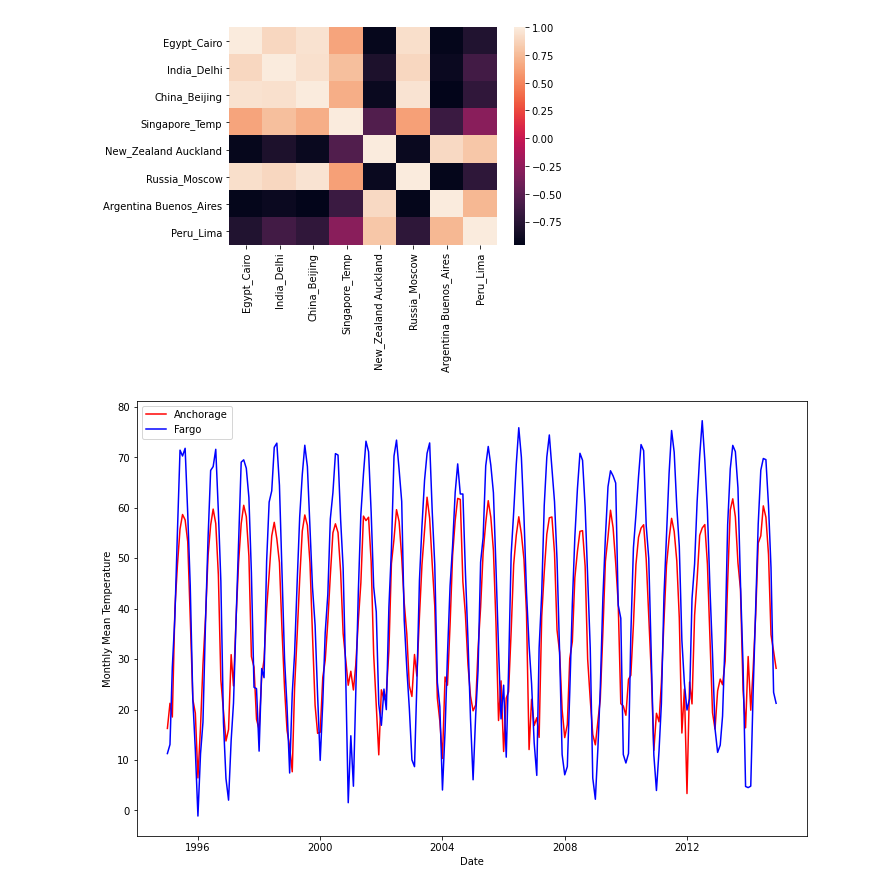
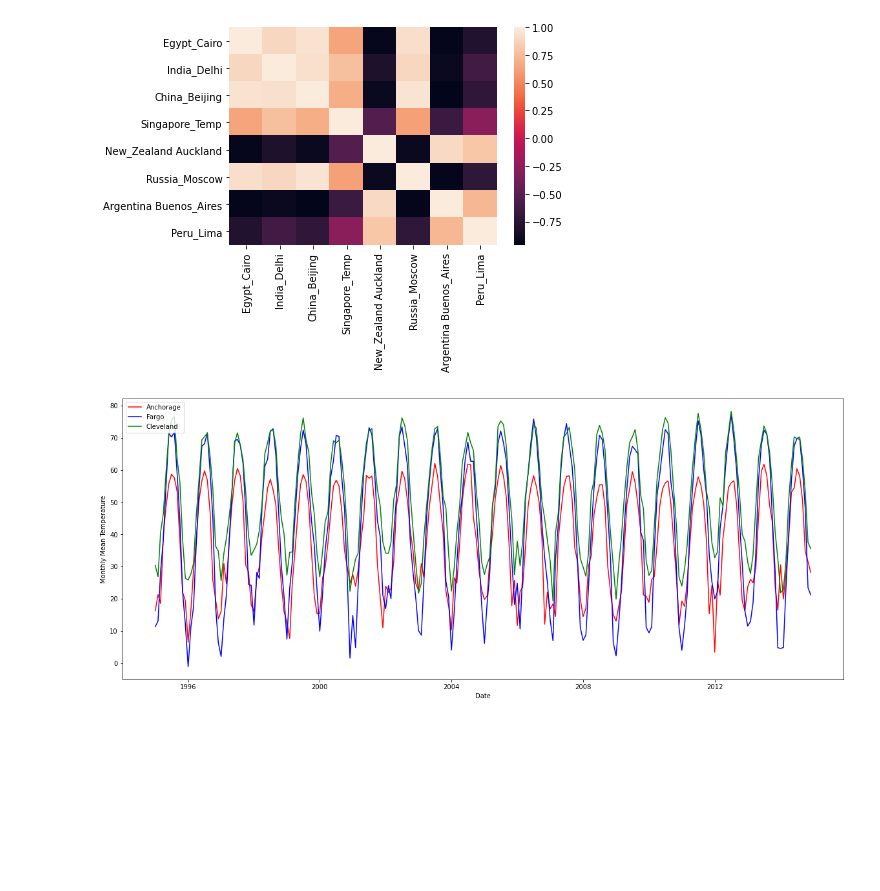
Before and after one commit to nshang88/Capstone-Projects, a Jupyter notebook: Climate_change.ipynb, the cells around one changed output. Cells and saved outputs as stored; diff of their text form; code cells hidden in the pictures; blank space fills up the shorter version.

```diff
--- a/Climate_change.ipynb
+++ b/Climate_change.ipynb
@@ -414,13 +427,14 @@ sns.heatmap(Wclimate_m.corr())
 # %%
 climate_m.index=climate_m.index.to_timestamp();
 # %%
-#Plot of monthyl temperature of cities
-plt.figure(figsize=(12, 8))
+#Plot of monthly temperature of cities
+plt.figure(figsize=(20, 8))
 plt.plot(climate_m.index,climate_m['AK_Anchorage_Temp'], c='r', label='Anchorage')
 plt.plot(climate_m.index,climate_m['ND_Fargo_Temp'], c ='b', label="Fargo")
+plt.plot(climate_m.index,climate_m['Cleveland_Temp'], c ='g', label="Cleveland")
 plt.xlabel('Date')
 plt.ylabel('Monthly Mean Temperature')
 plt.legend(loc='upper left')
 plt.show()
 # %% [output]
-[figure, old version]
+[figure, new version]
```
Also changed, not shown: parts of 6 cells of this notebook.
